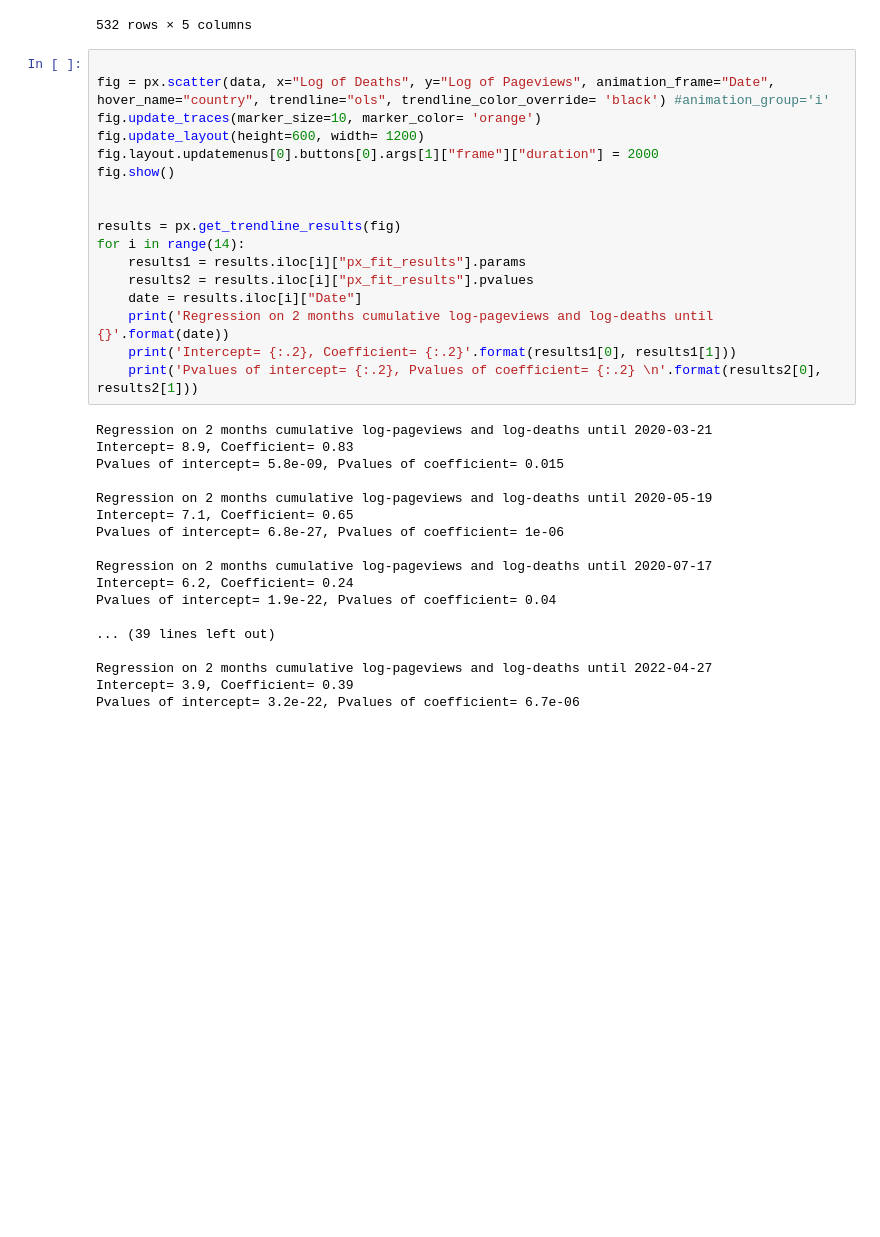
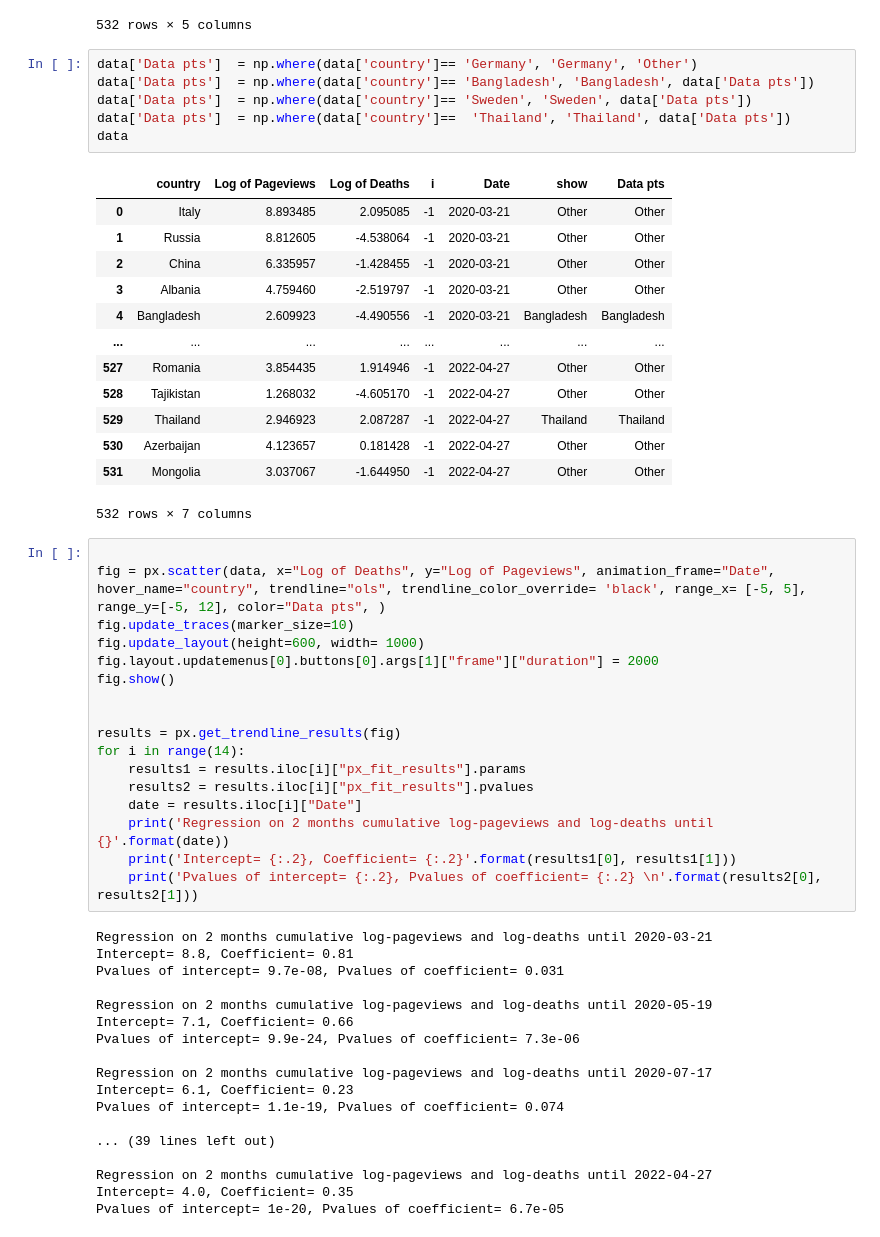
Before and after one commit to epfl-ada/ada-2022-project-thedatadiggers22, a Jupyter notebook: digital_propagation.ipynb, the cells around one changed output. Saved outputs shown, nothing was run; the diff lists cells and outputs as text; blank space fills up the shorter version.

```diff
--- a/digital_propagation.ipynb
+++ b/digital_propagation.ipynb
@@ -342,11 +342,31 @@ data
 | 530 | Azerbaijan | 4.123657 | 0.181428 | 13 | 2022-04-27 |
 | 531 | Mongolia | 3.037067 | -1.644950 | 13 | 2022-04-27 |
 532 rows × 5 columns
+# %%
+data['Data pts']  = np.where(data['country']== 'Germany', 'Germany', 'Other')
+data['Data pts']  = np.where(data['country']== 'Bangladesh', 'Bangladesh', data['Data pts'])
+data['Data pts']  = np.where(data['country']== 'Sweden', 'Sweden', data['Data pts'])
+data['Data pts']  = np.where(data['country']==  'Thailand', 'Thailand', data['Data pts'])
+data
+# %% [output]
+|  | country | Log of Pageviews | Log of Deaths | i | Date | show | Data pts |
+| 0 | Italy | 8.893485 | 2.095085 | -1 | 2020-03-21 | Other | Other |
+| 1 | Russia | 8.812605 | -4.538064 | -1 | 2020-03-21 | Other | Other |
+| 2 | China | 6.335957 | -1.428455 | -1 | 2020-03-21 | Other | Other |
+| 3 | Albania | 4.759460 | -2.519797 | -1 | 2020-03-21 | Other | Other |
+| 4 | Bangladesh | 2.609923 | -4.490556 | -1 | 2020-03-21 | Bangladesh | Bangladesh |
+| ... | ... | ... | ... | ... | ... | ... | ... |
+| 527 | Romania | 3.854435 | 1.914946 | -1 | 2022-04-27 | Other | Other |
+| 528 | Tajikistan | 1.268032 | -4.605170 | -1 | 2022-04-27 | Other | Other |
+| 529 | Thailand | 2.946923 | 2.087287 | -1 | 2022-04-27 | Thailand | Thailand |
+| 530 | Azerbaijan | 4.123657 | 0.181428 | -1 | 2022-04-27 | Other | Other |
+| 531 | Mongolia | 3.037067 | -1.644950 | -1 | 2022-04-27 | Other | Other |
+532 rows × 7 columns
 # %%
 
-fig = px.scatter(data, x="Log of Deaths", y="Log of Pageviews", animation_frame="Date", hover_name="country", trendline="ols", trendline_color_override= 'black') #animation_group='i'
-fig.update_traces(marker_size=10, marker_color= 'orange')
-fig.update_layout(height=600, width= 1200)
+fig = px.scatter(data, x="Log of Deaths", y="Log of Pageviews", animation_frame="Date", hover_name="country", trendline="ols", trendline_color_override= 'black', range_x= [-5, 5], range_y=[-5, 12], color="Data pts", )
+fig.update_traces(marker_size=10)
+fig.update_layout(height=600, width= 1000)
 fig.layout.updatemenus[0].buttons[0].args[1]["frame"]["duration"] = 2000
 fig.show()
 
@@ -361,19 +381,19 @@ for i in range(14):
     print('Pvalues of intercept= {:.2}, Pvalues of coefficient= {:.2} \n'.format(results2[0], results2[1]))
 # %% [output]
 Regression on 2 months cumulative log-pageviews and log-deaths until 2020-03-21
-Intercept= 8.9, Coefficient= 0.83
-Pvalues of intercept= 5.8e-09, Pvalues of coefficient= 0.015
+Intercept= 8.8, Coefficient= 0.81
+Pvalues of intercept= 9.7e-08, Pvalues of coefficient= 0.031
 
 Regression on 2 months cumulative log-pageviews and log-deaths until 2020-05-19
-Intercept= 7.1, Coefficient= 0.65
-Pvalues of intercept= 6.8e-27, Pvalues of coefficient= 1e-06
+Intercept= 7.1, Coefficient= 0.66
+Pvalues of intercept= 9.9e-24, Pvalues of coefficient= 7.3e-06
 
 Regression on 2 months cumulative log-pageviews and log-deaths until 2020-07-17
-Intercept= 6.2, Coefficient= 0.24
-Pvalues of intercept= 1.9e-22, Pvalues of coefficient= 0.04
+Intercept= 6.1, Coefficient= 0.23
+Pvalues of intercept= 1.1e-19, Pvalues of coefficient= 0.074
 
 ... (39 lines left out)
 
 Regression on 2 months cumulative log-pageviews and log-deaths until 2022-04-27
-Intercept= 3.9, Coefficient= 0.39
-Pvalues of intercept= 3.2e-22, Pvalues of coefficient= 6.7e-06
+Intercept= 4.0, Coefficient= 0.35
+Pvalues of intercept= 1e-20, Pvalues of coefficient= 6.7e-05
```
Also changed, not shown: 2 other files.
